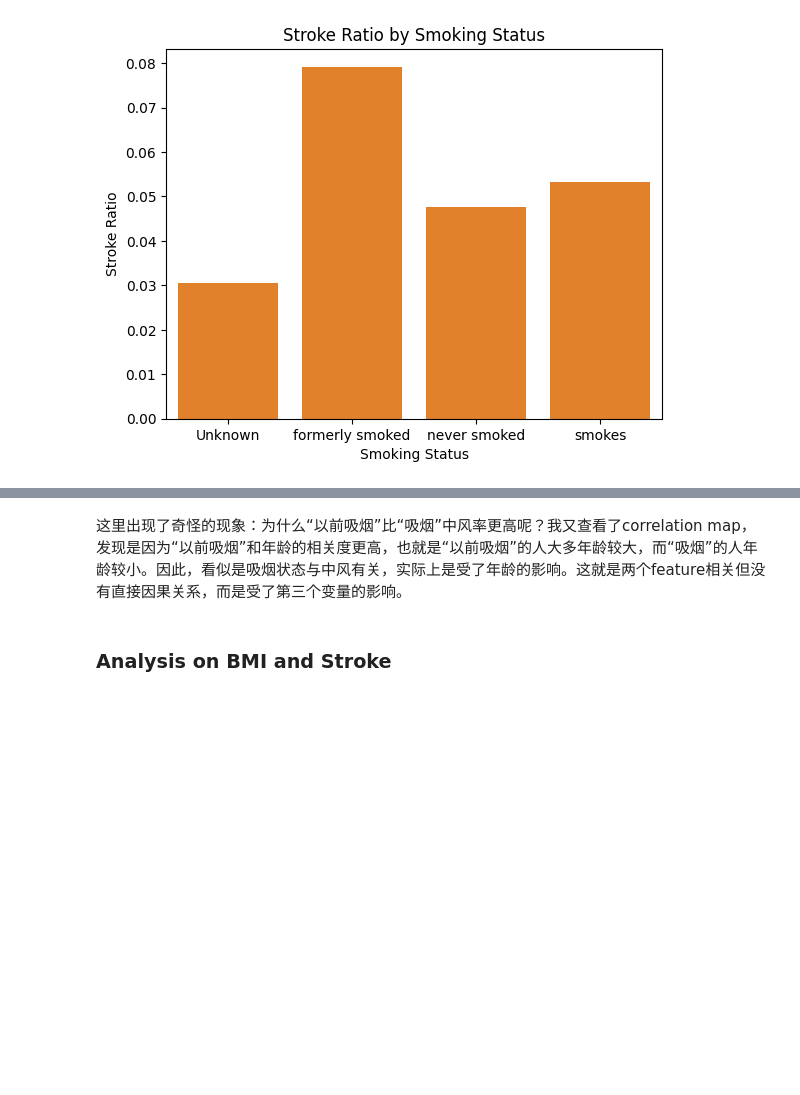
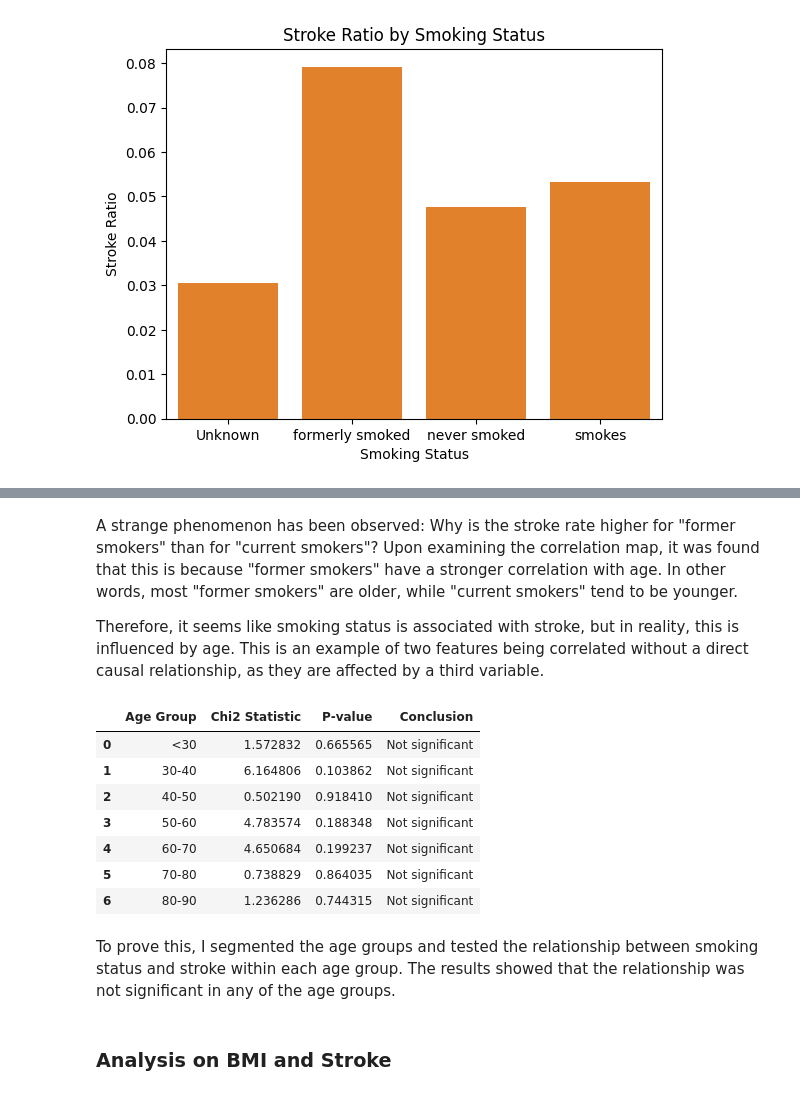
Before and after one commit to KejiaRuan/ECE-225A-Project-Brain-Stroke-Analysis-and-Prediction, a Jupyter notebook: data_analysis.ipynb, the cells around one changed output, grey strips where cells are left out. Cells and saved outputs as stored; diff of their text form; code cells hidden in the pictures; blank space fills up the shorter version.

Commit message:
modified conclusions

```diff
--- a/data_analysis.ipynb
+++ b/data_analysis.ipynb
@@ -411,12 +419,14 @@ plt.show()
 [figure]
 # %%
 cross_tab = pd.crosstab(df['smoking_status'], df['stroke'])
+print("Cross-tabulation:")
 print(cross_tab)
 
-chi2, p, _, _ = stats.chi2_contingency(cross_tab)
-print(f"Chi2: {chi2}, p-value: {p}")
+chi2, p, dof, expected = stats.chi2_contingency(cross_tab)
+print(f"\nChi2: {chi2}, p-value: {p}")
+print(f"Degrees of Freedom: {dof}")
+print(f"Expected Frequencies: \n{expected}")
 
-# 根据p值得出结论
 if p < 0.05:
     print("There is a significant relationship between smoking status and stroke.")
 else:
@@ -433,5 +483,42 @@ There is a significant relationship between smoking status and stroke.
 # %% [markdown]
-这里出现了奇怪的现象：为什么“以前吸烟”比“吸烟”中风率更高呢？我又查看了correlation map，发现是因为“以前吸烟”和年龄的相关度更高，也就是“以前吸烟”的人大多年龄较大，而“吸烟”的人年龄较小。因此，看似是吸烟状态与中风有关，实际上是受了年龄的影响。这就是两个feature相关但没有直接因果关系，而是受了第三个变量的影响。
+A strange phenomenon has been observed: Why is the stroke rate higher for "former smokers" than for "current smokers"? Upon examining the correlation map, it was found that this is because "former smokers" have a stronger correlation with age. In other words, most "former smokers" are older, while "current smokers" tend to be younger.
+
+Therefore, it seems like smoking status is associated with stroke, but in reality, this is influenced by age. This is an example of two features being correlated without a direct causal relationship, as they are affected by a third variable.
+# %%
+results = pd.DataFrame(columns=["Age Group", "Chi2 Statistic", "P-value", "Conclusion"])
+
+age_bins = [0, 30, 40, 50, 60, 70, 80, 90]
+age_labels = ['<30', '30-40', '40-50', '50-60', '60-70', '70-80', '80-90']
+age_group = pd.cut(df['age'], bins=age_bins, labels=age_labels, right=False)
+
+for age in age_labels:
+    subgroup = df[age_group == age]
+    contingency_table = pd.crosstab(subgroup['smoking_status'], subgroup['stroke'])
+    chi2_stat, p_val, _, _ = chi2_contingency(contingency_table)
+
+    conclusion = "Significant" if p_val < 0.05 else "Not significant"
+
+    current_result = pd.DataFrame([{
+        "Age Group": age,
+        "Chi2 Statistic": chi2_stat,
+        "P-value": p_val,
+        "Conclusion": conclusion
+    }])
+
+    results = pd.concat([results, current_result], ignore_index=True)
+
+results
+# %% [output]
+|  | Age Group | Chi2 Statistic | P-value | Conclusion |
+| 0 | <30 | 1.572832 | 0.665565 | Not significant |
+| 1 | 30-40 | 6.164806 | 0.103862 | Not significant |
+| 2 | 40-50 | 0.502190 | 0.918410 | Not significant |
+| 3 | 50-60 | 4.783574 | 0.188348 | Not significant |
+| 4 | 60-70 | 4.650684 | 0.199237 | Not significant |
+| 5 | 70-80 | 0.738829 | 0.864035 | Not significant |
+| 6 | 80-90 | 1.236286 | 0.744315 | Not significant |
+# %% [markdown]
+To prove this, I segmented the age groups and tested the relationship between smoking status and stroke within each age group. The results showed that the relationship was not significant in any of the age groups.
 # %% [markdown]
 ### Analysis on BMI and Stroke
 # %%
```
Also changed, not shown: parts of 32 cells of this notebook, 1 other file.
